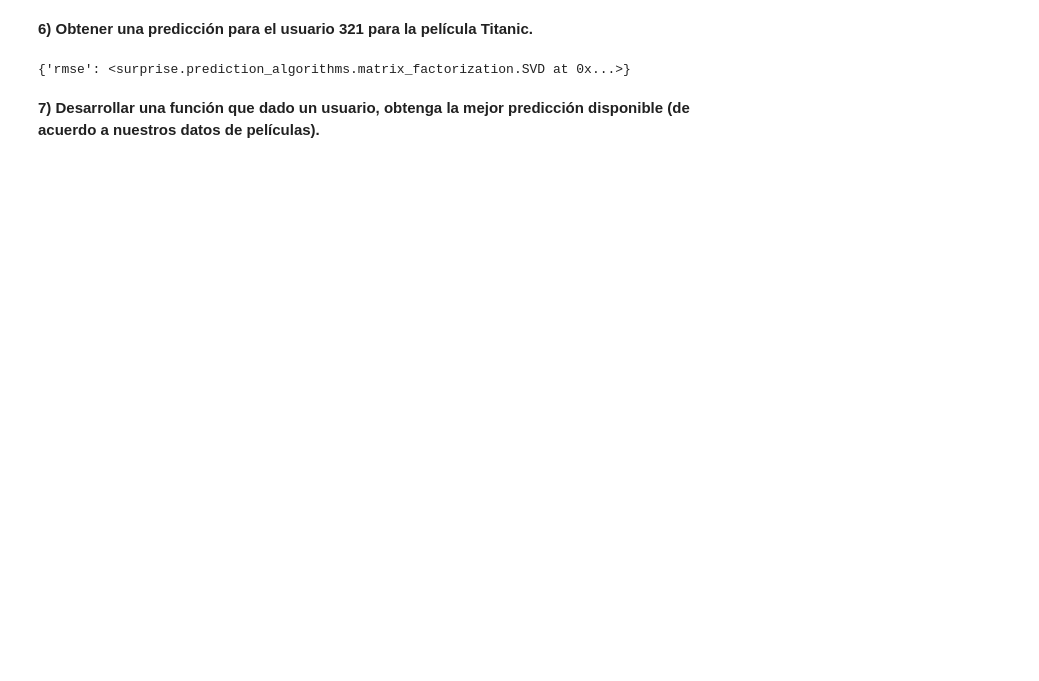
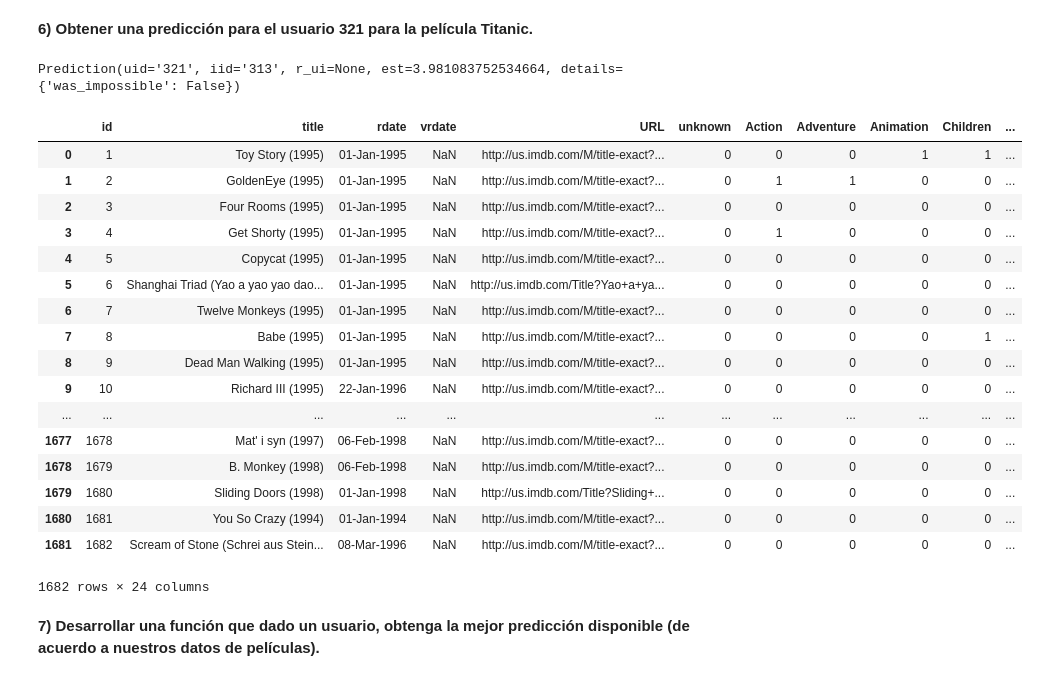
Before and after one commit to ppalomanes/acamica-ds, a Jupyter notebook: entrega06/recursos_proyecto_6.ipynb, the cells around one changed output. Cells and saved outputs as stored; diff of their text form; code cells hidden in the pictures; blank space fills up the shorter version.

```diff
--- a/entrega06/recursos_proyecto_6.ipynb
+++ b/entrega06/recursos_proyecto_6.ipynb
@@ -124,6 +139,33 @@ from surprise import AlgoBase
-# %%
-bestSVD
-# %% [output]
-{'rmse': <surprise.prediction_algorithms.matrix_factorization.SVD at 0x...>}
+# %%
+userid = str(321)
+itemid = str(313)
+
+bestSVD.predict(userid, itemid)
+# %% [output]
+Prediction(uid='321', iid='313', r_ui=None, est=3.981083752534664, details={'was_impossible': False})
+# %%
+import pandas as pd
+colums=['id','title','rdate','vrdate','URL','unknown','Action','Adventure','Animation','Children','Comedy','Crime','Documentary','Drama','Fantasy','Film-Noir','Horror','Musical','Mystery','Romance','Sci-Fi','Thriller','War','Western']
+df = pd.read_csv('./dataset/ml-100k/u.item', sep='|',header=None,names=colums,index_col=False,encoding="ISO-8859-1")
+df
+# %% [output]
+|  | id | title | rdate | vrdate | URL | unknown | Action | Adventure | Animation | Children | ... |
+| 0 | 1 | Toy Story (1995) | 01-Jan-1995 | NaN | http://us.imdb.com/M/title-exact?... | 0 | 0 | 0 | 1 | 1 | ... |
+| 1 | 2 | GoldenEye (1995) | 01-Jan-1995 | NaN | http://us.imdb.com/M/title-exact?... | 0 | 1 | 1 | 0 | 0 | ... |
+| 2 | 3 | Four Rooms (1995) | 01-Jan-1995 | NaN | http://us.imdb.com/M/title-exact?... | 0 | 0 | 0 | 0 | 0 | ... |
+| 3 | 4 | Get Shorty (1995) | 01-Jan-1995 | NaN | http://us.imdb.com/M/title-exact?... | 0 | 1 | 0 | 0 | 0 | ... |
+| 4 | 5 | Copycat (1995) | 01-Jan-1995 | NaN | http://us.imdb.com/M/title-exact?... | 0 | 0 | 0 | 0 | 0 | ... |
+| 5 | 6 | Shanghai Triad (Yao a yao yao dao... | 01-Jan-1995 | NaN | http://us.imdb.com/Title?Yao+a+ya... | 0 | 0 | 0 | 0 | 0 | ... |
+| 6 | 7 | Twelve Monkeys (1995) | 01-Jan-1995 | NaN | http://us.imdb.com/M/title-exact?... | 0 | 0 | 0 | 0 | 0 | ... |
+| 7 | 8 | Babe (1995) | 01-Jan-1995 | NaN | http://us.imdb.com/M/title-exact?... | 0 | 0 | 0 | 0 | 1 | ... |
+| 8 | 9 | Dead Man Walking (1995) | 01-Jan-1995 | NaN | http://us.imdb.com/M/title-exact?... | 0 | 0 | 0 | 0 | 0 | ... |
+| 9 | 10 | Richard III (1995) | 22-Jan-1996 | NaN | http://us.imdb.com/M/title-exact?... | 0 | 0 | 0 | 0 | 0 | ... |
+| ... | ... | ... | ... | ... | ... | ... | ... | ... | ... | ... | ... |
+| 1677 | 1678 | Mat' i syn (1997) | 06-Feb-1998 | NaN | http://us.imdb.com/M/title-exact?... | 0 | 0 | 0 | 0 | 0 | ... |
+| 1678 | 1679 | B. Monkey (1998) | 06-Feb-1998 | NaN | http://us.imdb.com/M/title-exact?... | 0 | 0 | 0 | 0 | 0 | ... |
+| 1679 | 1680 | Sliding Doors (1998) | 01-Jan-1998 | NaN | http://us.imdb.com/Title?Sliding+... | 0 | 0 | 0 | 0 | 0 | ... |
+| 1680 | 1681 | You So Crazy (1994) | 01-Jan-1994 | NaN | http://us.imdb.com/M/title-exact?... | 0 | 0 | 0 | 0 | 0 | ... |
+| 1681 | 1682 | Scream of Stone (Schrei aus Stein... | 08-Mar-1996 | NaN | http://us.imdb.com/M/title-exact?... | 0 | 0 | 0 | 0 | 0 | ... |
+1682 rows × 24 columns
 # %% [markdown]
 __7) Desarrollar una función que dado un usuario, obtenga la mejor predicción disponible (de acuerdo a nuestros datos de películas).__
```
Also changed, not shown: parts of 8 cells of this notebook.
